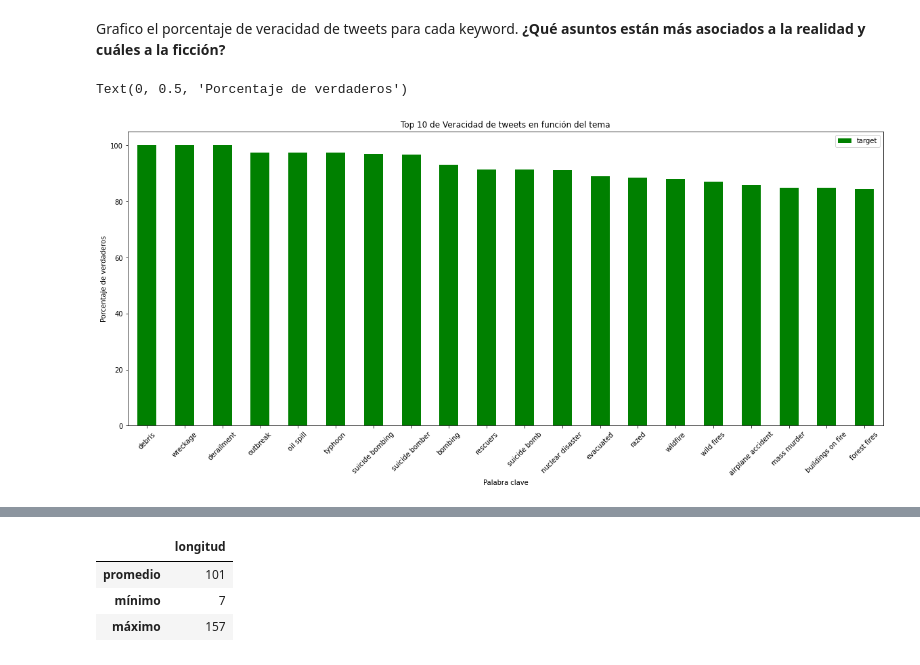
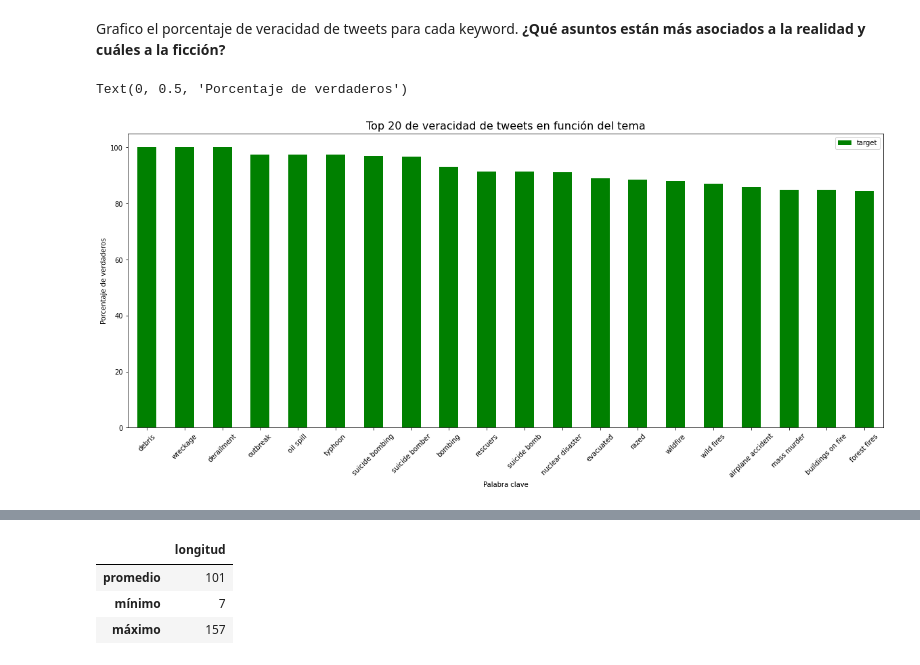
Before and after one commit to JulioCastillo1/TP1-Datos, a Jupyter notebook: TP1-Datos.ipynb, the cells around one changed output, grey strips where cells are left out. Drawn from its saved outputs; the diff is of its cells as text; code cells hidden in the pictures.

Commit message:
Pregunta, gráficos y conclusiones de la veracidad según keyword

```diff
--- a/TP1-Datos.ipynb
+++ b/TP1-Datos.ipynb
@@ -17,19 +17,20 @@ Grafico el porcentaje de veracidad de tweets para cada keyword. **¿Qué asuntos
 # %%
 truth_percentage_by_keyword = tweets.groupby('keyword')['target'].agg('mean')\
   .to_frame()\
   .sort_values(by='target', ascending=False)\
   .round({'target': 4})
 truth_percentage_by_keyword['target'] = truth_percentage_by_keyword['target'] * 100
 
 # Como las categorías son más de 200, tengo que hacer un gráfico con el top 20 y el bottom 20, algo así, sino no se ve nada
 truth_percentage_by_keyword_top20 = truth_percentage_by_keyword[:20]
 truth_percentage_by_keyword_top20.index = truth_percentage_by_keyword_top10.index.str.replace('%20', ' ')
 truth_percentage_by_keyword_top20
 
-truth_percentage_by_keyword_top10.plot(kind='bar', figsize=(20,8), rot=45, title='Top 10 de Veracidad de tweets en función del tema', color='green');
+truth_percentage_by_keyword_top10.plot(kind='bar', figsize=(20,8), rot=45, color='green');
+plt.title('Top 20 de veracidad de tweets en función del tema', fontsize=16)
 ax = plt.gca();
 ax.set_xlabel('Palabra clave')
 ax.set_ylabel('Porcentaje de verdaderos')
 # %% [output]
 Text(0, 0.5, 'Porcentaje de verdaderos')
-[figure, old version]
+[figure, new version]
```
Also changed, not shown: parts of 2 cells of this notebook.
